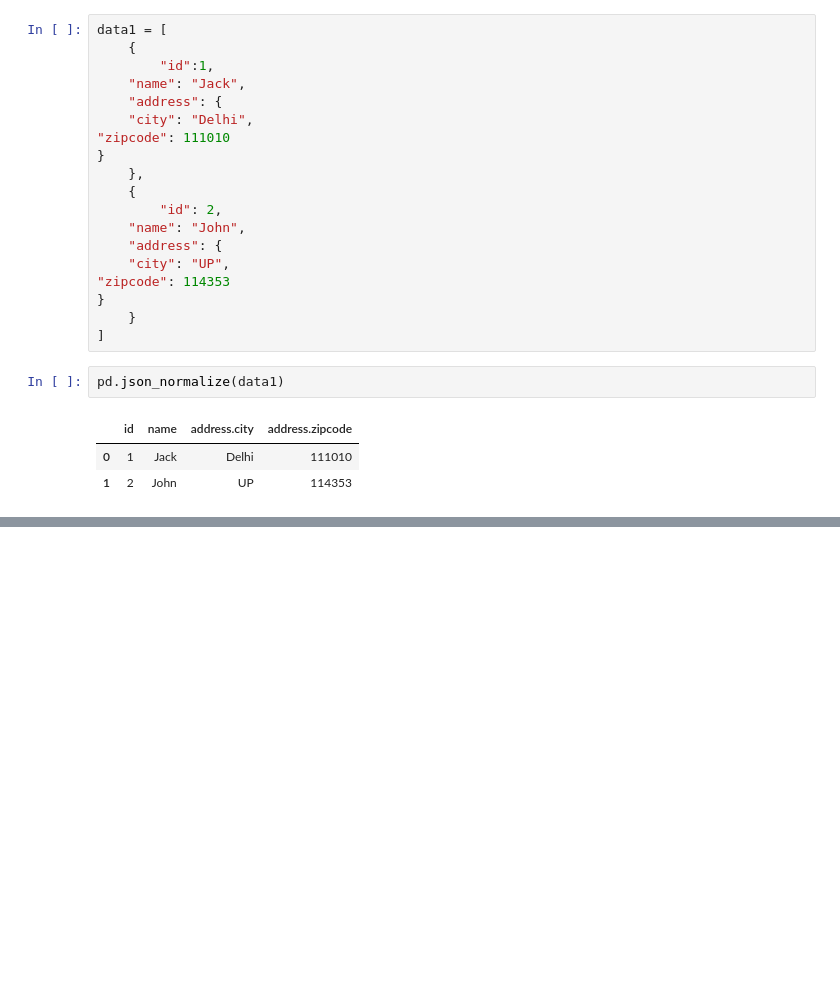
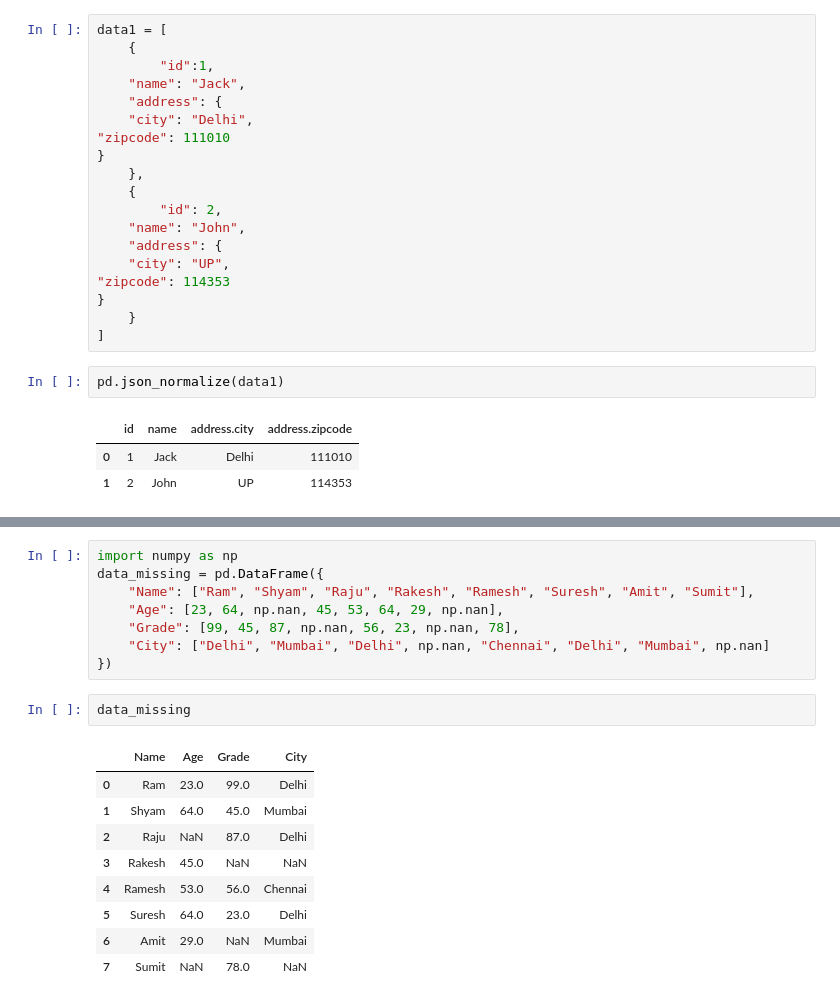
Before and after one commit to SaarthakDEV/data-science-python, a Jupyter notebook: pandas.ipynb, the cells around one changed output, grey strips where cells are left out. Saved outputs shown, nothing was run; the diff lists cells and outputs as text; blank space fills up the shorter version.

```diff
--- a/pandas.ipynb
+++ b/pandas.ipynb
@@ -1004,0 +1144,20 @@ pd.json_normalize(data1)
+# %%
+import numpy as np
+data_missing = pd.DataFrame({
+    "Name": ["Ram", "Shyam", "Raju", "Rakesh", "Ramesh", "Suresh", "Amit", "Sumit"],
+    "Age": [23, 64, np.nan, 45, 53, 64, 29, np.nan],
+    "Grade": [99, 45, 87, np.nan, 56, 23, np.nan, 78],
+    "City": ["Delhi", "Mumbai", "Delhi", np.nan, "Chennai", "Delhi", "Mumbai", np.nan]
+})
+# %%
+data_missing
+# %% [output]
+|  | Name | Age | Grade | City |
+| 0 | Ram | 23.0 | 99.0 | Delhi |
+| 1 | Shyam | 64.0 | 45.0 | Mumbai |
+| 2 | Raju | NaN | 87.0 | Delhi |
+| 3 | Rakesh | 45.0 | NaN | NaN |
+| 4 | Ramesh | 53.0 | 56.0 | Chennai |
+| 5 | Suresh | 64.0 | 23.0 | Delhi |
+| 6 | Amit | 29.0 | NaN | Mumbai |
+| 7 | Sumit | NaN | 78.0 | NaN |
```
Also changed, not shown: parts of 57 cells of this notebook, 1 other file.
